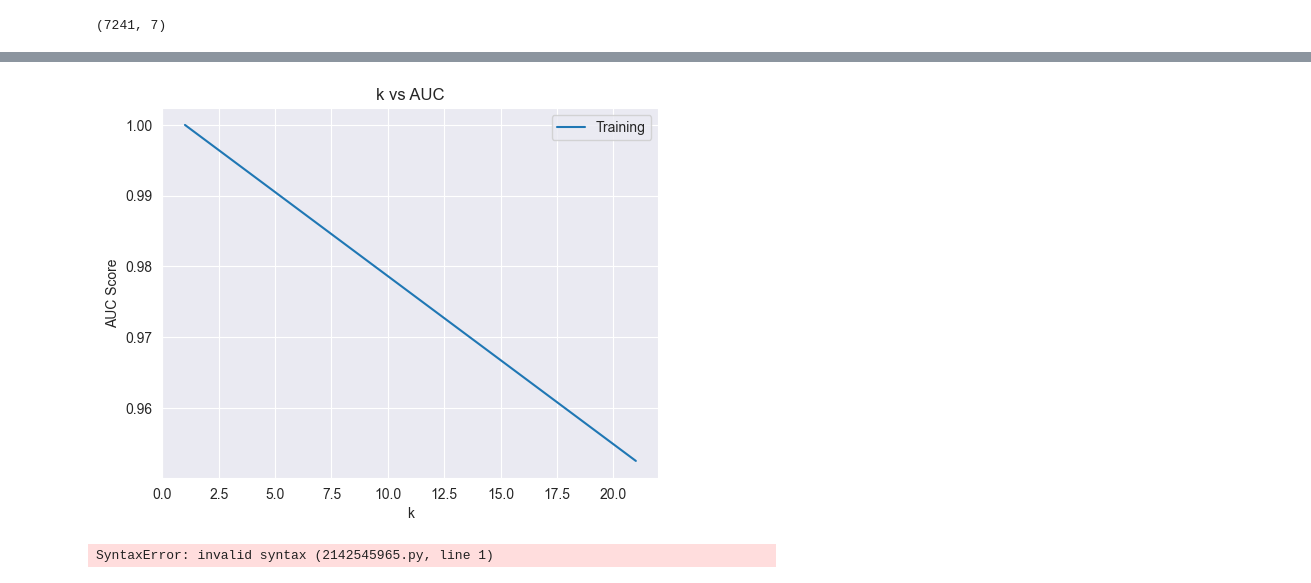
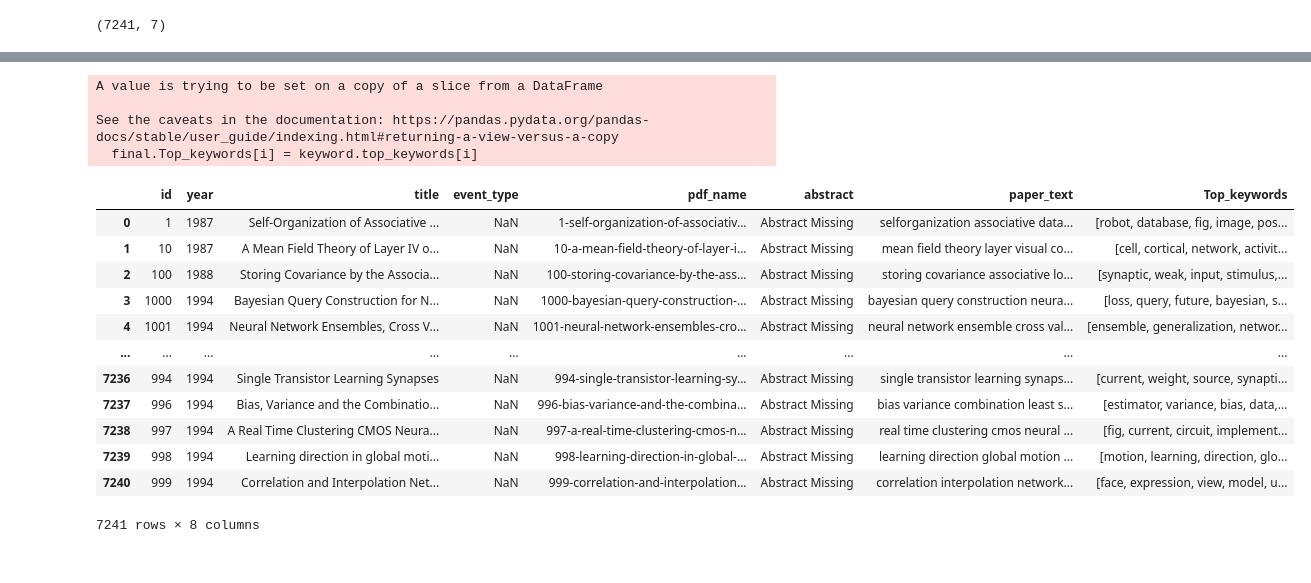
Before and after one commit to ingeniously/Natural_Language_Processing_Keyword_Extraction, a Jupyter notebook: Projet_TAL.ipynb, the cells around one changed output, grey strips where cells are left out. Saved outputs shown, nothing was run; the diff lists cells and outputs as text; code cells hidden in the pictures.

```diff
--- a/Projet_TAL.ipynb
+++ b/Projet_TAL.ipynb
@@ -358,13 +336,6 @@ final.tail(10)
 # %%
 
-
-def sort_coo(coo_matrix):
-    """Sort a dict with highest score"""
-    tuples = zip(coo_matrix.col, coo_matrix.data)
-    return sorted(tuples, key=lambda x: (x[1], x[0]), reverse=True)
-
 def extract_topn_from_vector(feature_names, sorted_items, topn=10):
-    """get the feature names and tf-idf score of top n items"""
 
     #use only topn items from vector
     sorted_items = sorted_items[:topn]
@@ -388,7 +361,6 @@ def extract_topn_from_vector(feature_names, sorted_items, topn=10):
 # %%
 TOP_K_KEYWORDS = 10 # top k number of keywords to retrieve in a ranked document
 def get_keywords(vectorizer, feature_names, doc):
-    """Return top k keywords from a doc using TF-IDF method"""
 
     #generate tf-idf for the given document
     tf_idf_vector = vectorizer.transform([doc])
@@ -418,14 +387,32 @@ InvalidParameterError: The 'stop_words' parameter of TfidfVectorizer must be a s
-# %%
-plt.plot(K,AUC_training,label='Training')
-
-plt.ylabel('AUC Score')
-plt.xlabel('k')
-plt.title('k vs AUC')
-plt.legend()
-plt.show()
-# %% [output]
-[figure, removed]
-# %%
-Faire recherche sur LSTM
-# %% [output]
-SyntaxError: invalid syntax (2142545965.py, line 1)
+# %%
+result = []
+for doc in corpora[0::]:
+    df = {}
+    df['paper_text'] = doc
+    df['top_keywords'] = get_keywords(vectorizer, feature_names, doc)
+    result.append(df)
+
+keyword = pd.DataFrame(result)
+
+final['Top_keywords'] = None
+for i in range(len(final)):
+    final.Top_keywords[i] = keyword.top_keywords[i]
+final
+# %% [output]
+A value is trying to be set on a copy of a slice from a DataFrame
+
+See the caveats in the documentation: https://pandas.pydata.org/pandas-docs/stable/user_guide/indexing.html#returning-a-view-versus-a-copy
+  final.Top_keywords[i] = keyword.top_keywords[i]
+|  | id | year | title | event_type | pdf_name | abstract | paper_text | Top_keywords |
+| 0 | 1 | 1987 | Self-Organization of Associative ... | NaN | 1-self-organization-of-associativ... | Abstract Missing | selforganization associative data... | [robot, database, fig, image, pos... |
+| 1 | 10 | 1987 | A Mean Field Theory of Layer IV o... | NaN | 10-a-mean-field-theory-of-layer-i... | Abstract Missing | mean field theory layer visual co... | [cell, cortical, network, activit... |
+| 2 | 100 | 1988 | Storing Covariance by the Associa... | NaN | 100-storing-covariance-by-the-ass... | Abstract Missing | storing covariance associative lo... | [synaptic, weak, input, stimulus,... |
+| 3 | 1000 | 1994 | Bayesian Query Construction for N... | NaN | 1000-bayesian-query-construction-... | Abstract Missing | bayesian query construction neura... | [loss, query, future, bayesian, s... |
+| 4 | 1001 | 1994 | Neural Network Ensembles, Cross V... | NaN | 1001-neural-network-ensembles-cro... | Abstract Missing | neural network ensemble cross val... | [ensemble, generalization, networ... |
+| ... | ... | ... | ... | ... | ... | ... | ... | ... |
+| 7236 | 994 | 1994 | Single Transistor Learning Synapses | NaN | 994-single-transistor-learning-sy... | Abstract Missing | single transistor learning synaps... | [current, weight, source, synapti... |
+| 7237 | 996 | 1994 | Bias, Variance and the Combinatio... | NaN | 996-bias-variance-and-the-combina... | Abstract Missing | bias variance combination least s... | [estimator, variance, bias, data,... |
+| 7238 | 997 | 1994 | A Real Time Clustering CMOS Neura... | NaN | 997-a-real-time-clustering-cmos-n... | Abstract Missing | real time clustering cmos neural ... | [fig, current, circuit, implement... |
+| 7239 | 998 | 1994 | Learning direction in global moti... | NaN | 998-learning-direction-in-global-... | Abstract Missing | learning direction global motion ... | [motion, learning, direction, glo... |
+| 7240 | 999 | 1994 | Correlation and Interpolation Net... | NaN | 999-correlation-and-interpolation... | Abstract Missing | correlation interpolation network... | [face, expression, view, model, u... |
+7241 rows × 8 columns
```
Also changed, not shown: parts of 29 cells of this notebook.
